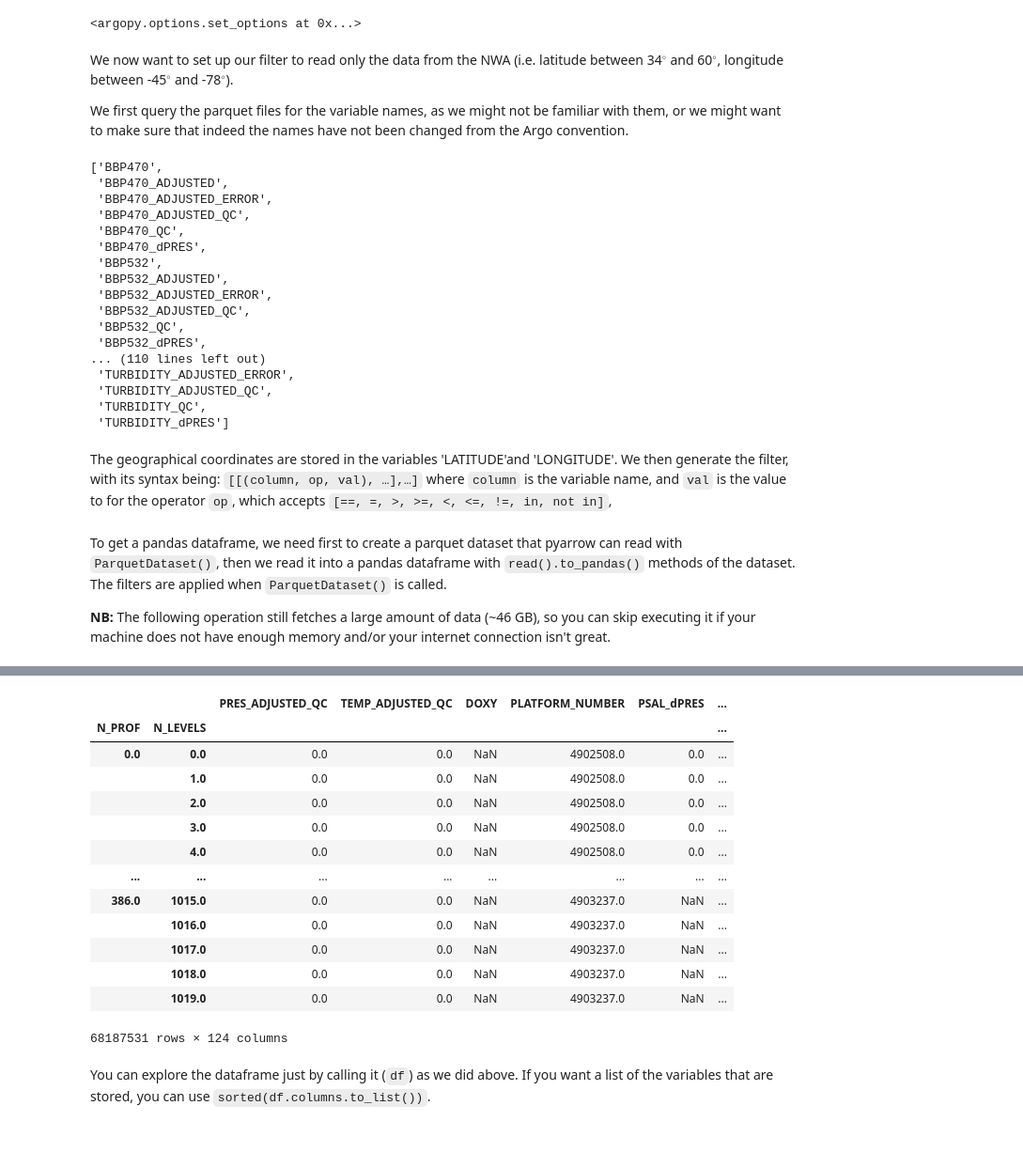
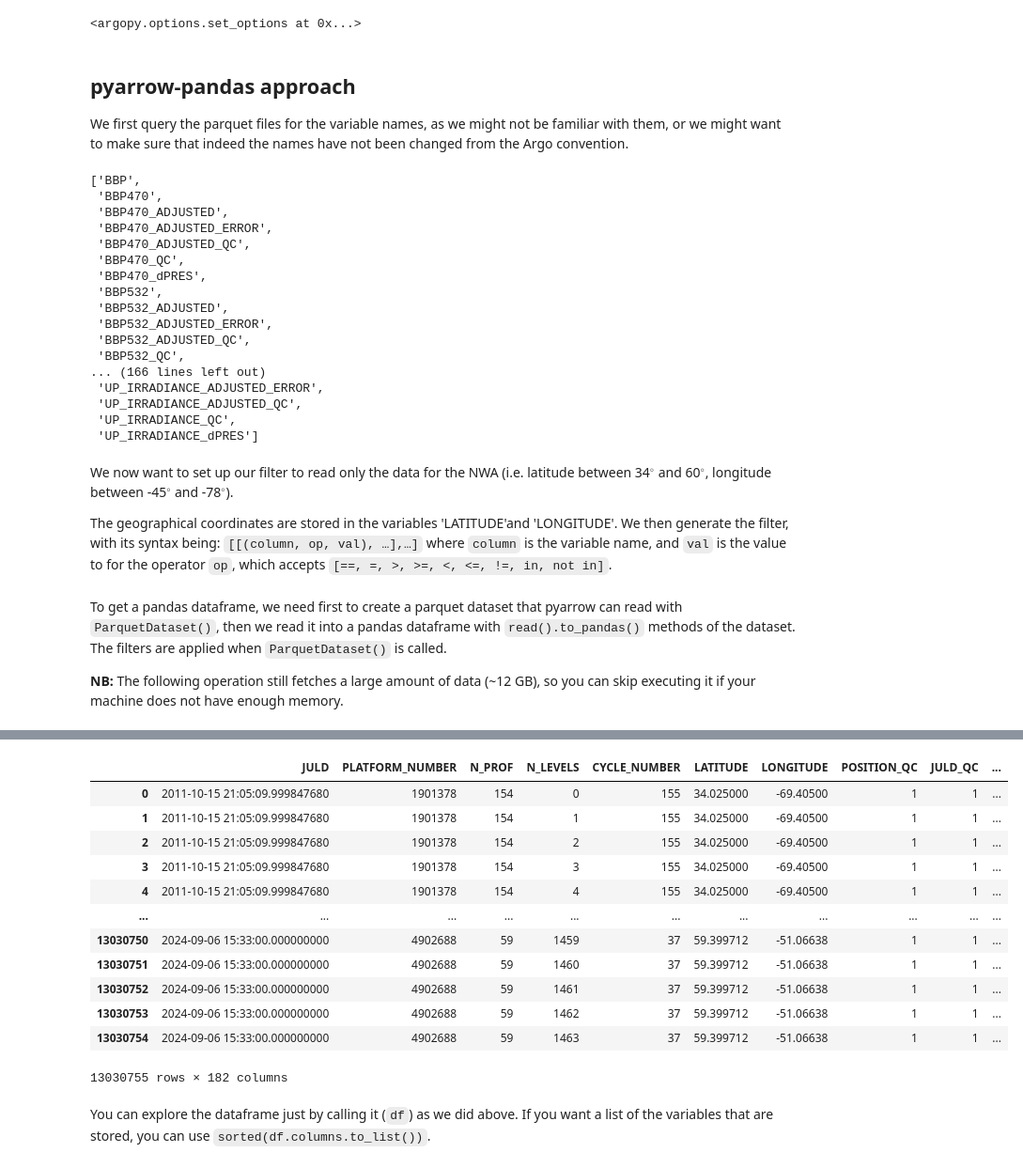
Before and after one commit to boom-lab/argo2parquet-public, a Jupyter notebook: notebooks/Example_1_Map.ipynb, the cells around one changed output, grey strips where cells are left out. Shown: that part at 94% size. Drawn from its saved outputs; the diff is of its cells as text; code cells hidden in the pictures; blank space fills up the shorter version.

```diff
--- a/notebooks/Example_1_Map.ipynb
+++ b/notebooks/Example_1_Map.ipynb
@@ -34,21 +27,24 @@ import pyarrow as pa
 import pyarrow.parquet as pq
 from pprint import pprint
 
-# Paths on Poseidon cluster
-parquet_dir = '/vortexfs1/share/boom/data/nc2pqt_test/pqt/data/'
+# Path to parquet database
+parquet_dir = '../data/parquet/bgc/'
 
 # Setting up parquet schema
-schema_path = '../schemas/ArgoBGC_schema.metadata'
+schema_path = '../schemas/ArgoBGC_allParams_schema.metadata'
 BGC_schema = pq.read_schema(schema_path)
 
 # We import argopy only for speed comparisons
 import argopy
 argopy.reset_options()
-argopy.set_options(dataset='bgc')
+argopy.set_options(
+    dataset='bgc',
+    mode='expert'
+)
 # %% [output]
 <argopy.options.set_options at 0x...>
 # %% [markdown]
-We now want to set up our filter to read only the data from the NWA (i.e. latitude between 34$^\circ$ and 60$^\circ$, longitude between -45$^\circ$ and -78$^\circ$).
+## pyarrow-pandas approach
 
 We first query the parquet files for the variable names, as we might not be familiar with them, or we might want to make sure that indeed the names have not been changed from the Argo convention.
 # %%
@@ -56,7 +52,8 @@ dataset = pq.ParquetDataset(parquet_dir, schema=BGC_schema)
 schema = dataset.schema
 pprint(sorted(schema.names))
 # %% [output]
-['BBP470',
+['BBP',
+ 'BBP470',
  'BBP470_ADJUSTED',
  'BBP470_ADJUSTED_ERROR',
  'BBP470_ADJUSTED_QC',
@@ -67,24 +64,29 @@ pprint(sorted(schema.names))
  'BBP532_ADJUSTED_ERROR',
  'BBP532_ADJUSTED_QC',
  'BBP532_QC',
- 'BBP532_dPRES',
-... (110 lines left out)
- 'TURBIDITY_ADJUSTED_ERROR',
- 'TURBIDITY_ADJUSTED_QC',
- 'TURBIDITY_QC',
- 'TURBIDITY_dPRES']
+... (166 lines left out)
+ 'UP_IRRADIANCE_ADJUSTED_ERROR',
+ 'UP_IRRADIANCE_ADJUSTED_QC',
+ 'UP_IRRADIANCE_QC',
+ 'UP_IRRADIANCE_dPRES']
 # %% [markdown]
-The geographical coordinates are stored in the variables 'LATITUDE'and 'LONGITUDE'. We then generate the filter, with its syntax being: `[[(column, op, val), …],…]` where `column` is the variable name, and `val` is the value to for the operator `op`, which accepts `[==, =, >, >=, <, <=, !=, in, not in]`,
+We now want to set up our filter to read only the data for the NWA (i.e. latitude between 34$^\circ$ and 60$^\circ$, longitude between -45$^\circ$ and -78$^\circ$).
+
+The geographical coordinates are stored in the variables 'LATITUDE'and 'LONGITUDE'. We then generate the filter, with its syntax being: `[[(column, op, val), …],…]` where `column` is the variable name, and `val` is the value to for the operator `op`, which accepts `[==, =, >, >=, <, <=, !=, in, not in]`.
 # %%
 filter_coords = [("LATITUDE",">",34), ("LATITUDE","<",80),
                  ("LONGITUDE",">",-78), ("LONGITUDE","<",-50)]
 # %% [markdown]
 To get a pandas dataframe, we need first to create a parquet dataset that pyarrow can read with `ParquetDataset()`, then we read it into a pandas dataframe with `read().to_pandas()` methods of the dataset. The filters are applied when `ParquetDataset()` is called.
 
-**NB:** The following operation still fetches a large amount of data (~46 GB), so you can skip executing it if your machine does not have enough memory and/or your internet connection isn't great.
+**NB:** The following operation still fetches a large amount of data (~12 GB), so you can skip executing it if your machine does not have enough memory.
 # %%
 %%time
-ds = pq.ParquetDataset(parquet_dir, schema=BGC_schema, filters=filter_coords)
+ds = pq.ParquetDataset(
+    parquet_dir,
+    schema=BGC_schema,
+    filters=filter_coords
+)
 df = ds.read().to_pandas()
 df
 # %% [output]
@@ -93,17 +95,16 @@ Wall time: 1min 3s
-|  |  | PRES_ADJUSTED_QC | TEMP_ADJUSTED_QC | DOXY | PLATFORM_NUMBER | PSAL_dPRES | ... |
-| N_PROF | N_LEVELS |  |  |  |  |  | ... |
-| 0.0 | 0.0 | 0.0 | 0.0 | NaN | 4902508.0 | 0.0 | ... |
-|  | 1.0 | 0.0 | 0.0 | NaN | 4902508.0 | 0.0 | ... |
-|  | 2.0 | 0.0 | 0.0 | NaN | 4902508.0 | 0.0 | ... |
-|  | 3.0 | 0.0 | 0.0 | NaN | 4902508.0 | 0.0 | ... |
-|  | 4.0 | 0.0 | 0.0 | NaN | 4902508.0 | 0.0 | ... |
-| ... | ... | ... | ... | ... | ... | ... | ... |
-| 386.0 | 1015.0 | 0.0 | 0.0 | NaN | 4903237.0 | NaN | ... |
-|  | 1016.0 | 0.0 | 0.0 | NaN | 4903237.0 | NaN | ... |
-|  | 1017.0 | 0.0 | 0.0 | NaN | 4903237.0 | NaN | ... |
-|  | 1018.0 | 0.0 | 0.0 | NaN | 4903237.0 | NaN | ... |
-|  | 1019.0 | 0.0 | 0.0 | NaN | 4903237.0 | NaN | ... |
+|  | JULD | PLATFORM_NUMBER | N_PROF | N_LEVELS | CYCLE_NUMBER | LATITUDE | LONGITUDE | POSITION_QC | JULD_QC | ... |
+| 0 | 2011-10-15 21:05:09.999847680 | 1901378 | 154 | 0 | 155 | 34.025000 | -69.40500 | 1 | 1 | ... |
+| 1 | 2011-10-15 21:05:09.999847680 | 1901378 | 154 | 1 | 155 | 34.025000 | -69.40500 | 1 | 1 | ... |
+| 2 | 2011-10-15 21:05:09.999847680 | 1901378 | 154 | 2 | 155 | 34.025000 | -69.40500 | 1 | 1 | ... |
+| 3 | 2011-10-15 21:05:09.999847680 | 1901378 | 154 | 3 | 155 | 34.025000 | -69.40500 | 1 | 1 | ... |
+| 4 | 2011-10-15 21:05:09.999847680 | 1901378 | 154 | 4 | 155 | 34.025000 | -69.40500 | 1 | 1 | ... |
+| ... | ... | ... | ... | ... | ... | ... | ... | ... | ... | ... |
+| 13030750 | 2024-09-06 15:33:00.000000000 | 4902688 | 59 | 1459 | 37 | 59.399712 | -51.06638 | 1 | 1 | ... |
+| 13030751 | 2024-09-06 15:33:00.000000000 | 4902688 | 59 | 1460 | 37 | 59.399712 | -51.06638 | 1 | 1 | ... |
+| 13030752 | 2024-09-06 15:33:00.000000000 | 4902688 | 59 | 1461 | 37 | 59.399712 | -51.06638 | 1 | 1 | ... |
+| 13030753 | 2024-09-06 15:33:00.000000000 | 4902688 | 59 | 1462 | 37 | 59.399712 | -51.06638 | 1 | 1 | ... |
+| 13030754 | 2024-09-06 15:33:00.000000000 | 4902688 | 59 | 1463 | 37 | 59.399712 | -51.06638 | 1 | 1 | ... |
-68187531 rows × 124 columns
+13030755 rows × 182 columns
 # %% [markdown]
 You can explore the dataframe just by calling it (`df`) as we did above. If you want a list of the variables that are stored, you can use `sorted(df.columns.to_list())`.
 # %% [markdown]
```
Also changed, not shown: parts of 31 cells of this notebook, 8 other files.
